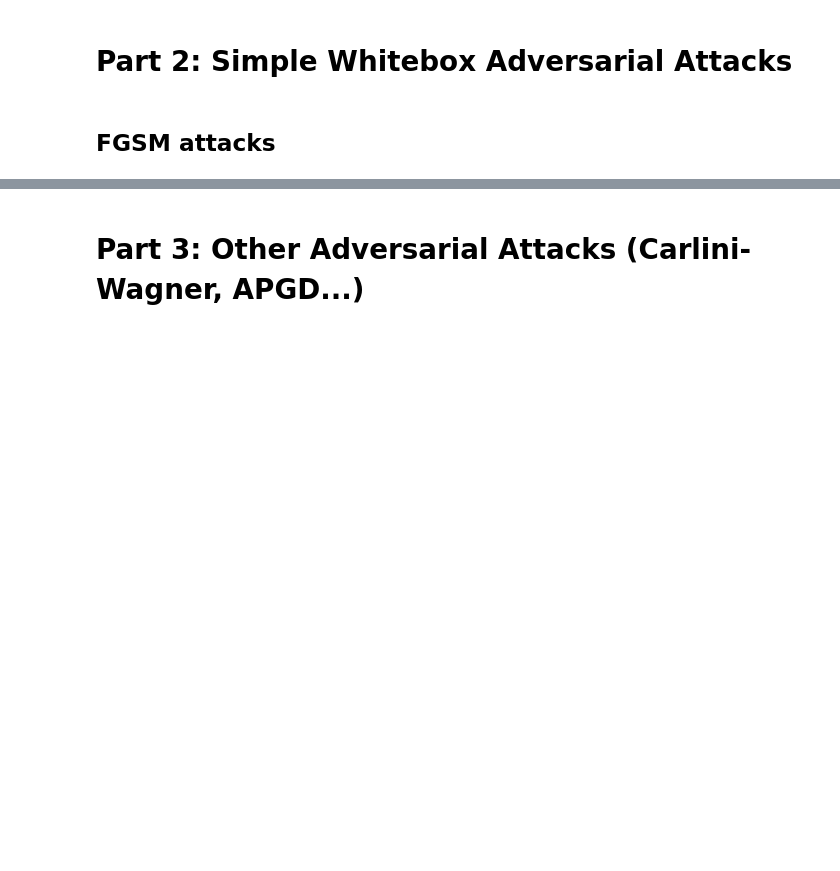
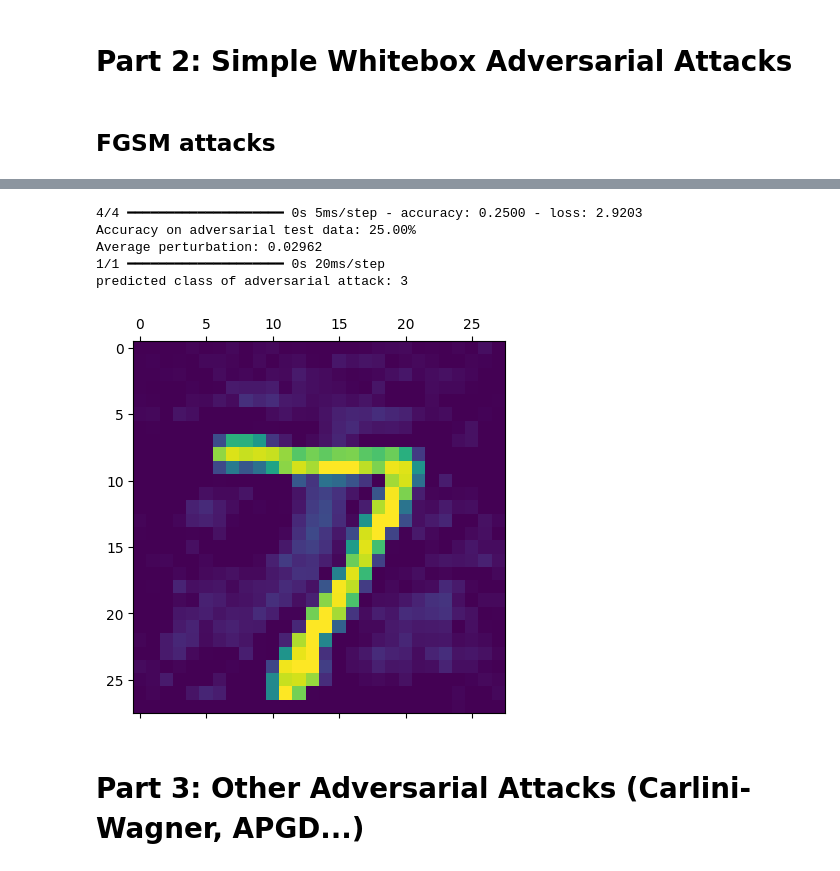
Before and after one commit to Affapple/ai_cyber_pratical_classes, a Jupyter notebook: src/02_adversarial_attacks/02_adversarial_attacks.ipynb, the cells around one changed output, grey strips where cells are left out. Saved outputs shown, nothing was run; the diff lists cells and outputs as text; code cells hidden in the pictures; blank space fills up the shorter version.

```diff
--- a/src/02_adversarial_attacks/02_adversarial_attacks.ipynb
+++ b/src/02_adversarial_attacks/02_adversarial_attacks.ipynb
@@ -129,20 +254,29 @@ plt.show()
 # %%
 #3/ Run an FGSM attack on the norm Inf and 2 with EQUIVALENT epsilons, e.g. eps=16/255 for the norm Inf and eps=(16/255)*sqrt(784) for the l2 norm. Display the results. Which one leads to the best image?
 
 attack_fgsm = FastGradientMethod(
-         #fill missing code
+    estimator=classifier,
+    eps=16 / 255 * 784**0.5,
+    norm=2,
 )
 x_test_adv = attack_fgsm.generate(x_test)
 
 loss_test, accuracy_test = model.evaluate(x_test_adv, y_test)
 perturbation = np.mean(np.abs((x_test_adv - x_test)))
 
 print('Accuracy on adversarial test data: {:4.2f}%'.format(accuracy_test * 100))
 print('Average perturbation: {:4.5f}'.format(perturbation))
 y_pred_0 = model.predict(x_test_adv[0:1])
 print(f"predicted class of adversarial attack: {y_pred_0.argmax()}")
 plt.matshow(x_test_adv[0])
 plt.show()
+# %% [output]
+4/4 ━━━━━━━━━━━━━━━━━━━━ 0s 5ms/step - accuracy: 0.2500 - loss: 2.9203
+Accuracy on adversarial test data: 25.00%
+Average perturbation: 0.02962
+1/1 ━━━━━━━━━━━━━━━━━━━━ 0s 20ms/step
+predicted class of adversarial attack: 3
+[figure, added]
 # %% [markdown]
 # Part 3: Other Adversarial Attacks (Carlini-Wagner, APGD...)
 # %%
```
Also changed, not shown: parts of 38 cells of this notebook, 9 other files.
